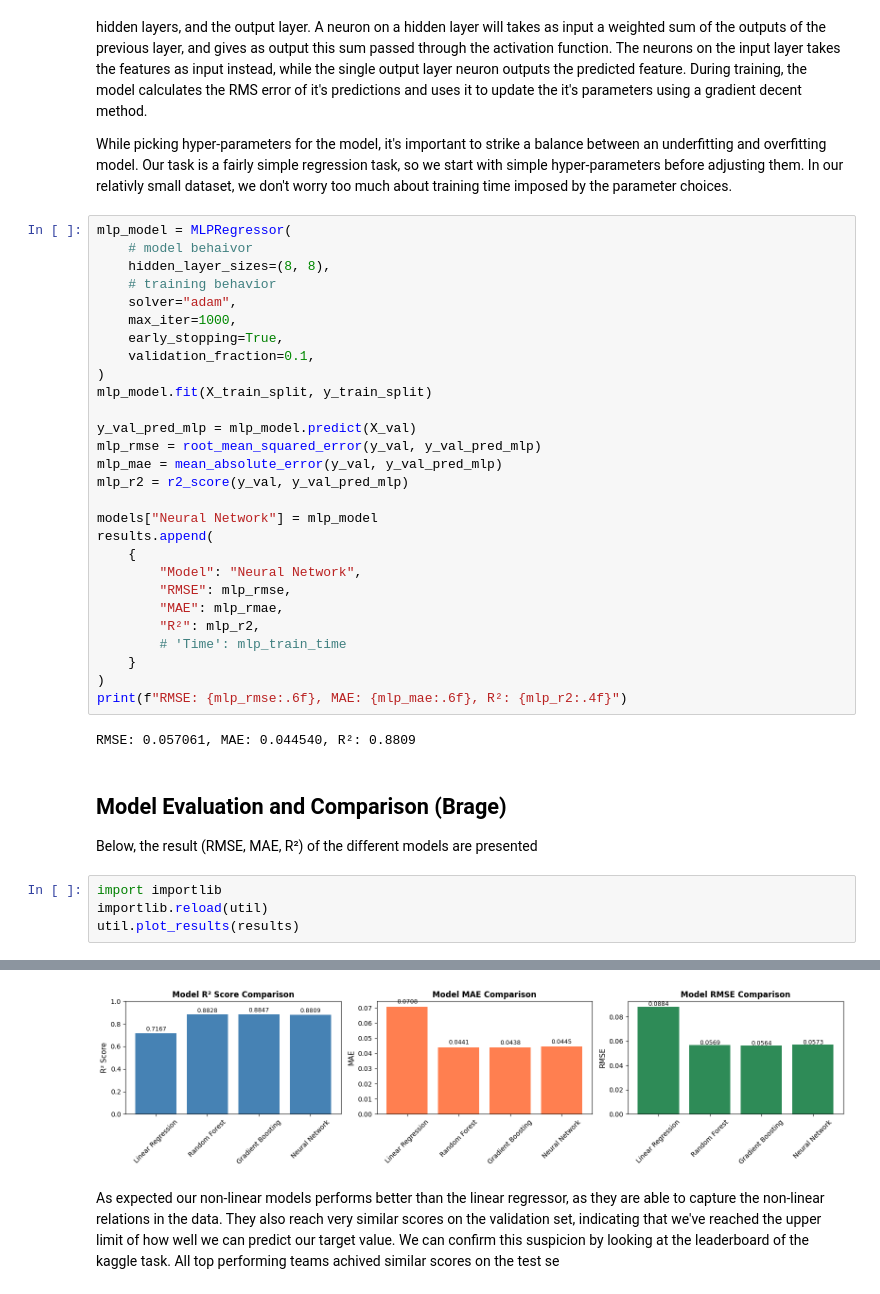
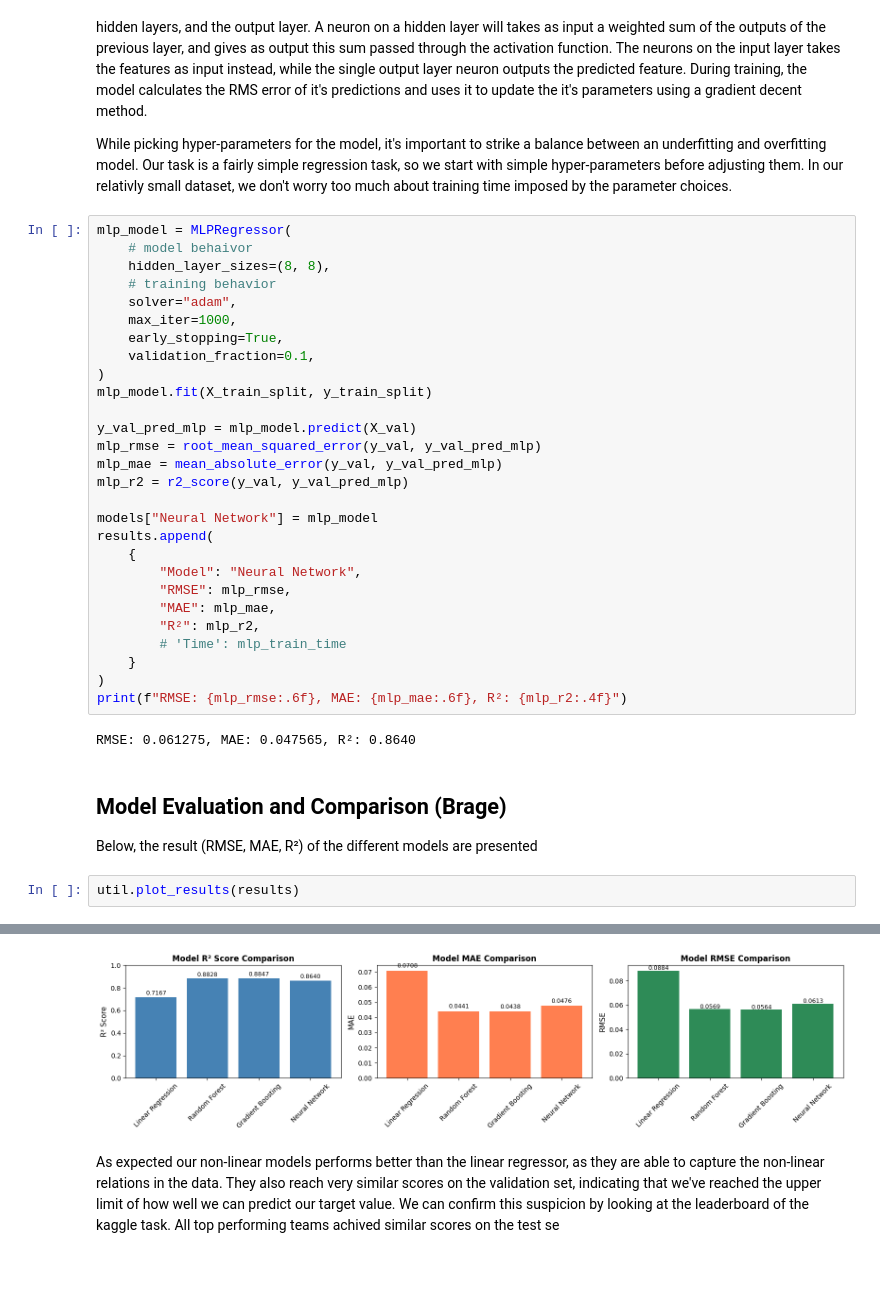
Before and after one commit to brag-v/ai-industry-project, a Jupyter notebook: src/main.ipynb, the cells around one changed output, grey strips where cells are left out. Drawn from its saved outputs; the diff is of its cells as text.

Commit message:
change mse to rmse (third times the charm)

```diff
--- a/src/main.ipynb
+++ b/src/main.ipynb
@@ -362,19 +360,17 @@ results.append(
     {
         "Model": "Neural Network",
         "RMSE": mlp_rmse,
-        "MAE": mlp_rmae,
+        "MAE": mlp_mae,
         "R²": mlp_r2,
         # 'Time': mlp_train_time
     }
 )
 print(f"RMSE: {mlp_rmse:.6f}, MAE: {mlp_mae:.6f}, R²: {mlp_r2:.4f}")
 # %% [output]
-RMSE: 0.057061, MAE: 0.044540, R²: 0.8809
+RMSE: 0.061275, MAE: 0.047565, R²: 0.8640
 # %% [markdown]
 ## Model Evaluation and Comparison (Brage)
 Below, the result (RMSE, MAE, R²) of the different models are presented
 # %%
-import importlib
-importlib.reload(util)
 util.plot_results(results)
 # %% [output]
@@ -382,4 +377,4 @@ util.plot_results(results)
-[figure, old version]
+[figure, new version]
 # %% [markdown]
 As expected our non-linear models performs better than the linear regressor, as they are able to capture the non-linear relations in the data.
 They also reach very similar scores on the validation set, indicating that we've reached the upper limit of how well we can predict our target value.
```
Also changed, not shown: parts of 3 cells of this notebook.
